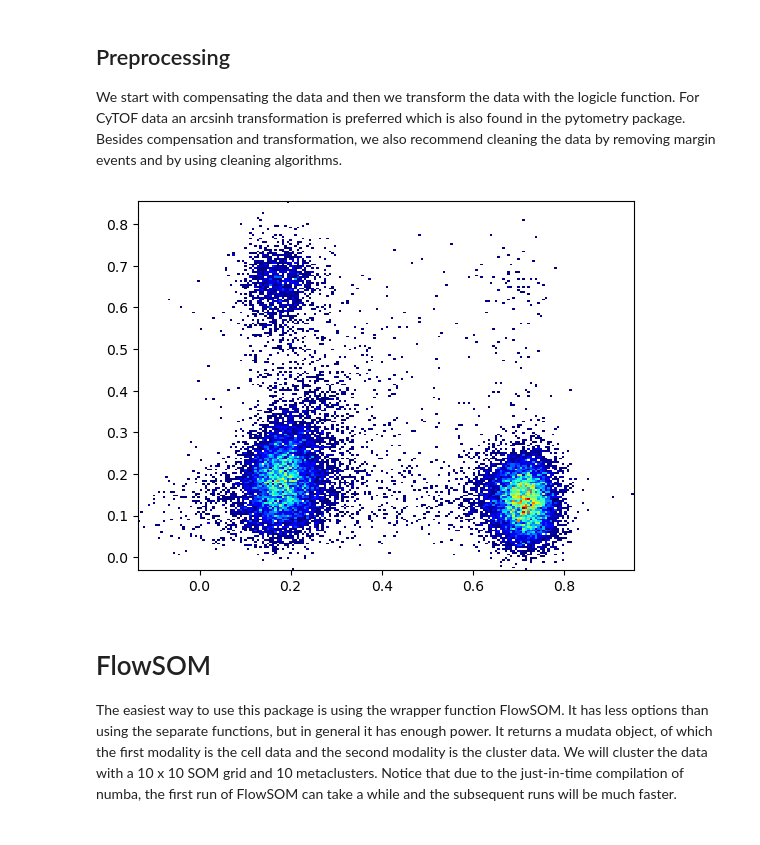
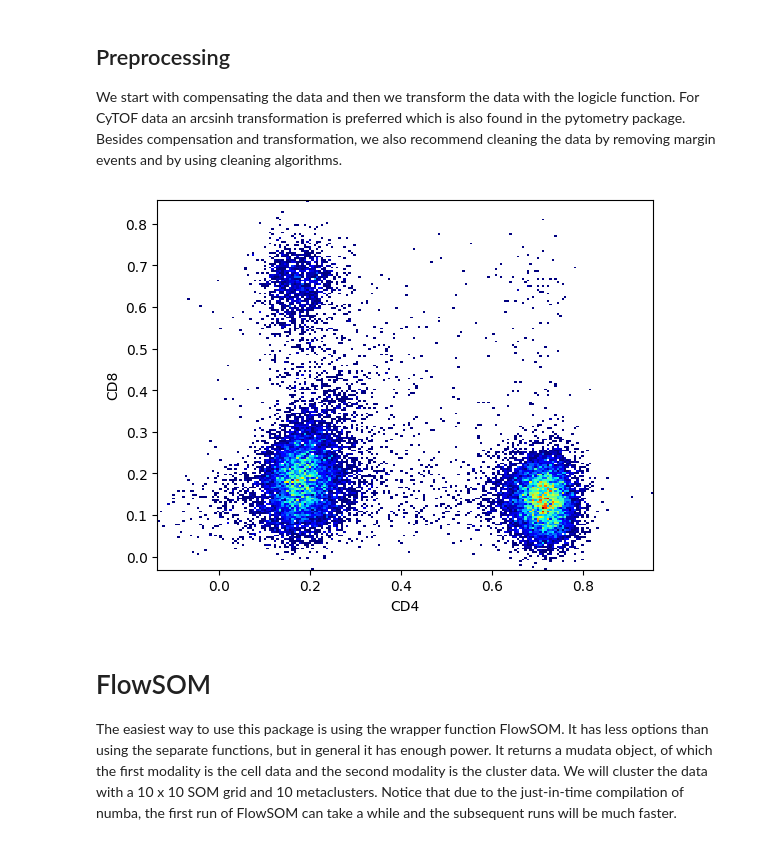
Before and after one commit to saeyslab/FlowSOM_Python, a Jupyter notebook: docs/notebooks/example.ipynb, the cells around one changed output. Drawn from its saved outputs; the diff is of its cells as text; code cells hidden in the pictures.

```diff
--- a/docs/notebooks/example.ipynb
+++ b/docs/notebooks/example.ipynb
@@ -84,8 +89,10 @@ ff_t = fs.pp.normalize_estimate_logicle(ff_comp, cols_to_use)
 # %%
 # Visualize data
 ax = plt.hist2d(ff_t[:, "CD4"].X.flatten(), ff_t[:, "CD8"].X.flatten(), bins=200, cmin=1, cmap="jet")
+plt.xlabel("CD4")
+plt.ylabel("CD8")
 plt.show()
 # %% [output]
-[figure, old version]
+[figure, new version]
 # %% [markdown]
 # FlowSOM
```
Also changed, not shown: parts of 28 cells of this notebook.
